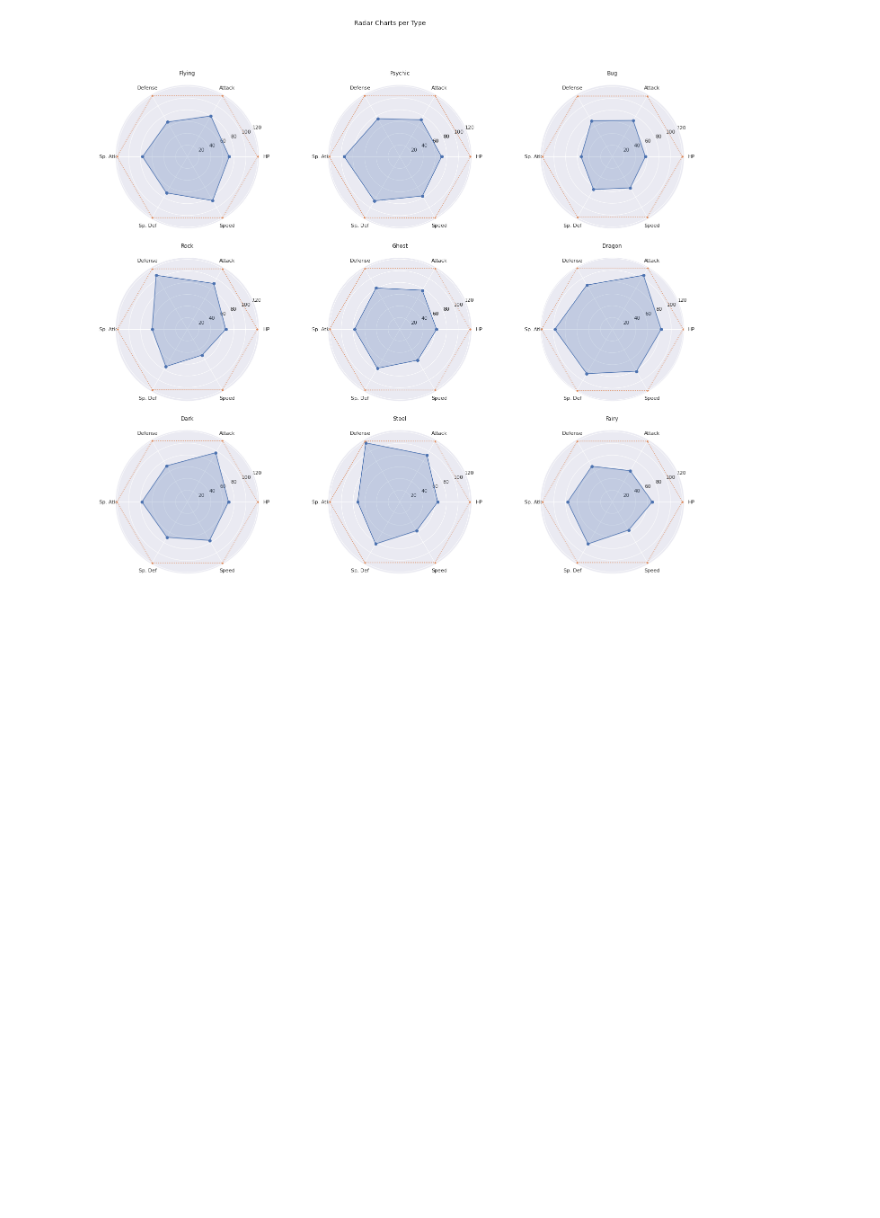
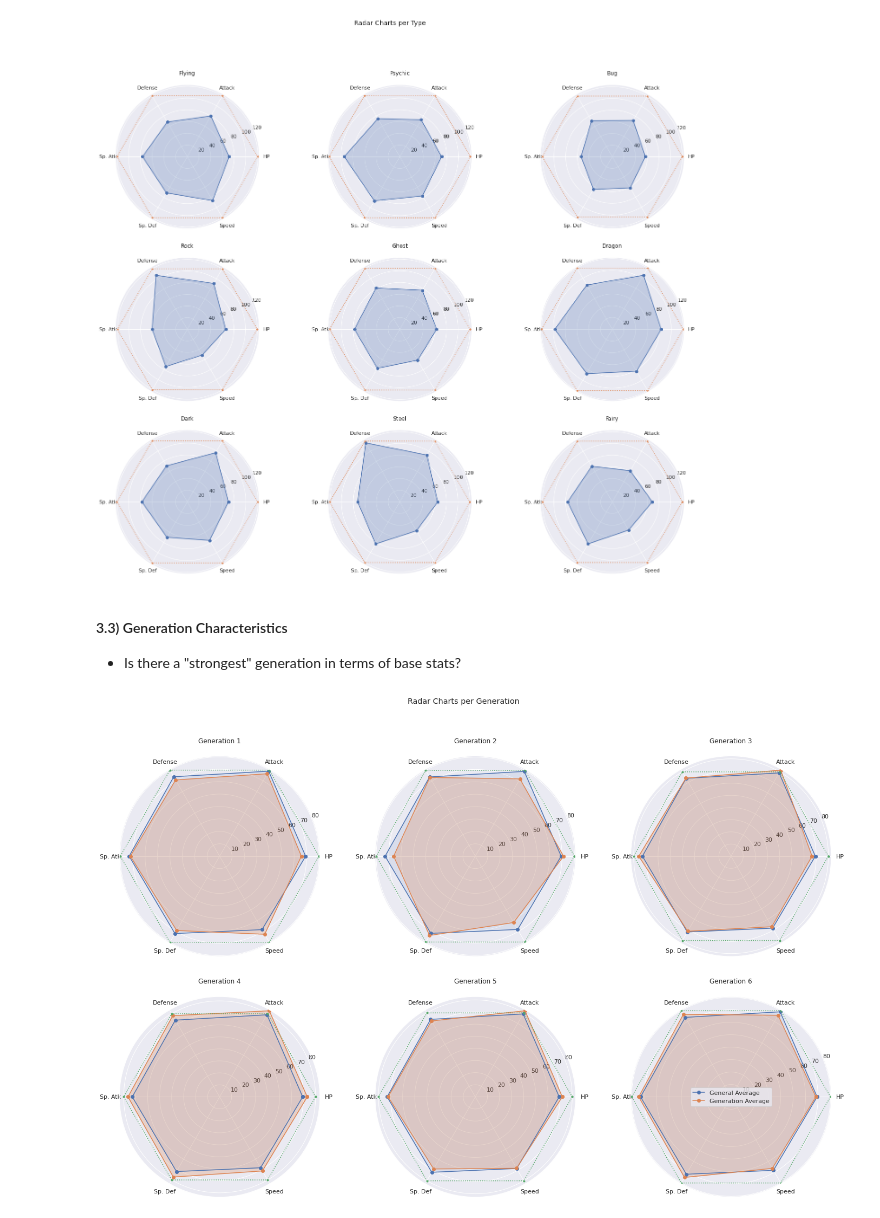
Before and after one commit to rpdieego/IndigoTortoise-pkmn-notebooks, a Jupyter notebook: IndigoTortoise_pkmn.ipynb, the cells around one changed output. Cells and saved outputs as stored; diff of their text form; code cells hidden in the pictures; blank space fills up the shorter version.

```diff
--- a/IndigoTortoise_pkmn.ipynb
+++ b/IndigoTortoise_pkmn.ipynb
@@ -677,3 +677,28 @@ plot_radar_charts_3x3(avg_types_stats[0:9], types_list)
 plot_radar_charts_3x3(avg_types_stats[9:18], types_list[9:18])
 # %% [output]
 [figure]
+# %% [markdown]
+#### 3.3) Generation Characteristics
+
+*   Is there a "strongest" generation in terms of base stats?
+# %%
+avg_stats_per_generation = []
+for stat in stats_list:
+  avg_sts_values = pkmn_df.groupby('Generation')[stat].mean()
+  avg_stats_per_generation.append(avg_sts_values.values)
+# %%
+def stats_per_generation_list(avg_stats_per_generation, gen):
+  '''
+  INPUT - (avg_stats_per_generation) - List of lists containing the generation
+                                       average value of each status
+          (gen) - Generation to extract data (integer: # gen - 1)
+
+  OUTPUT - (gen_stats) - List of average status for generation (gen) ordered as:
+                        ['HP', 'Attack', 'Defense', 'Sp. Atk', 'Sp. Def', 'Speed']
+
+  '''
+  gen_stats = []
+  for i in range(len(avg_stats_per_generation)):
+    gen_stats.append(avg_stats_per_generation[i][gen])
+
+  return gen_stats
@@ -679,0 +803,4 @@ plot_radar_charts_3x3(avg_types_stats[9:18], types_list[9:18])
+# %%
+stats_per_generation_plot(avg_stats_per_generation, avg_status, stats_list)
+# %% [output]
+[figure, added]
```
Also changed, not shown: parts of 1 cell of this notebook.
